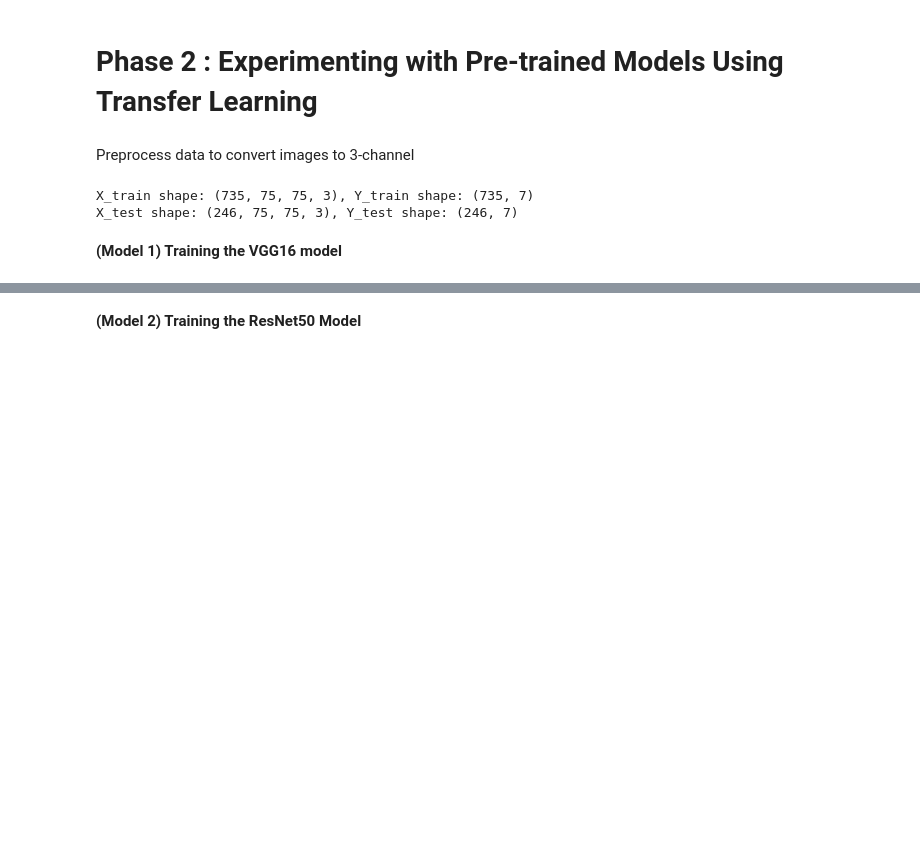
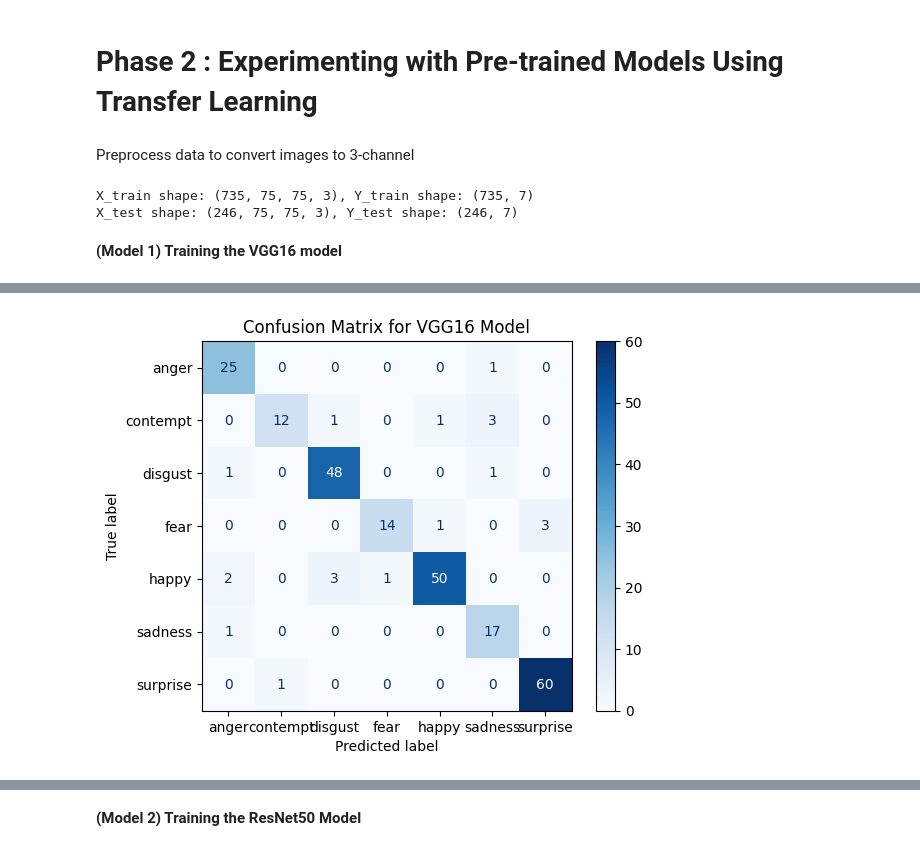
Before and after one commit to Ved204/CP468-Facial-Recognition, a Jupyter notebook: colab.ipynb, the cells around one changed output, grey strips where cells are left out. Cells and saved outputs as stored; diff of their text form; code cells hidden in the pictures; blank space fills up the shorter version.

```diff
--- a/colab.ipynb
+++ b/colab.ipynb
@@ -545,0 +625,17 @@ plt.show()
+# %%
+from sklearn.metrics import confusion_matrix, ConfusionMatrixDisplay
+
+# Predict the test data
+vgg16_y_pred = vgg16_model.predict(X_test)
+vgg16_y_pred_classes = np.argmax(vgg16_y_pred, axis=1)
+vgg16_y_true = np.argmax(Y_test, axis=1)
+
+# Compute confusion matrix
+vgg16_cm = confusion_matrix(vgg16_y_true, vgg16_y_pred_classes)
+
+# Display confusion matrix
+vgg16_disp = ConfusionMatrixDisplay(confusion_matrix=vgg16_cm, display_labels=list(original_label_mapping.values()))
+vgg16_disp.plot(cmap=plt.cm.Blues)
+plt.title('Confusion Matrix for VGG16 Model')
+plt.show()
+# %% [output]
@@ -545,0 +643 @@ plt.show()
+[figure, added]
```
Also changed, not shown: parts of 52 cells of this notebook.
